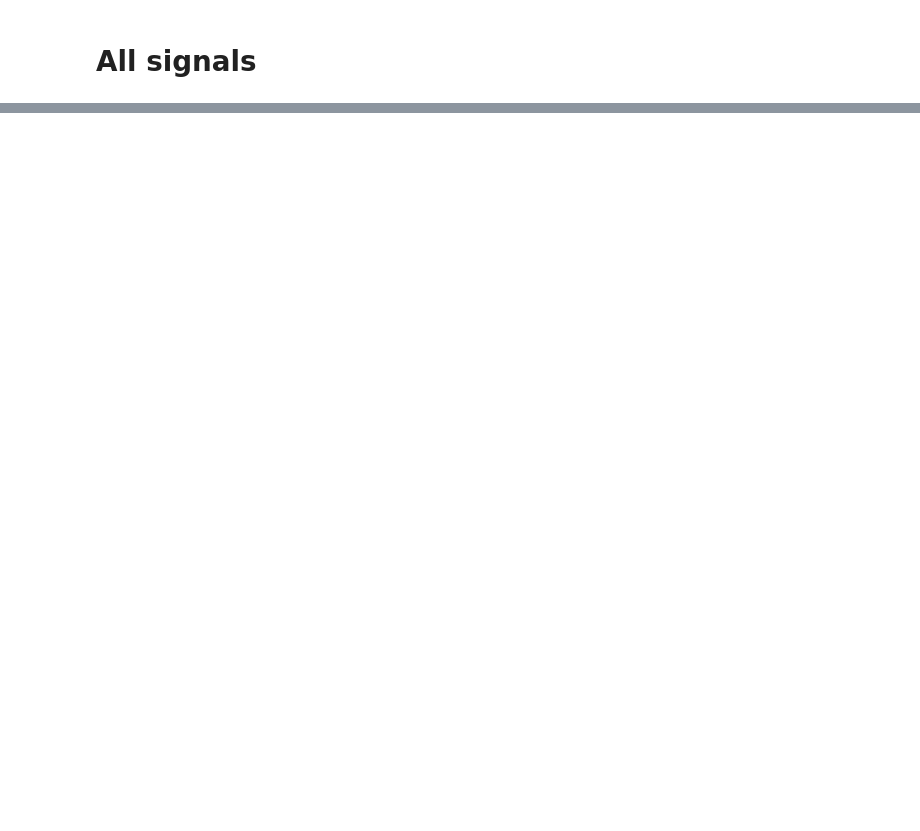
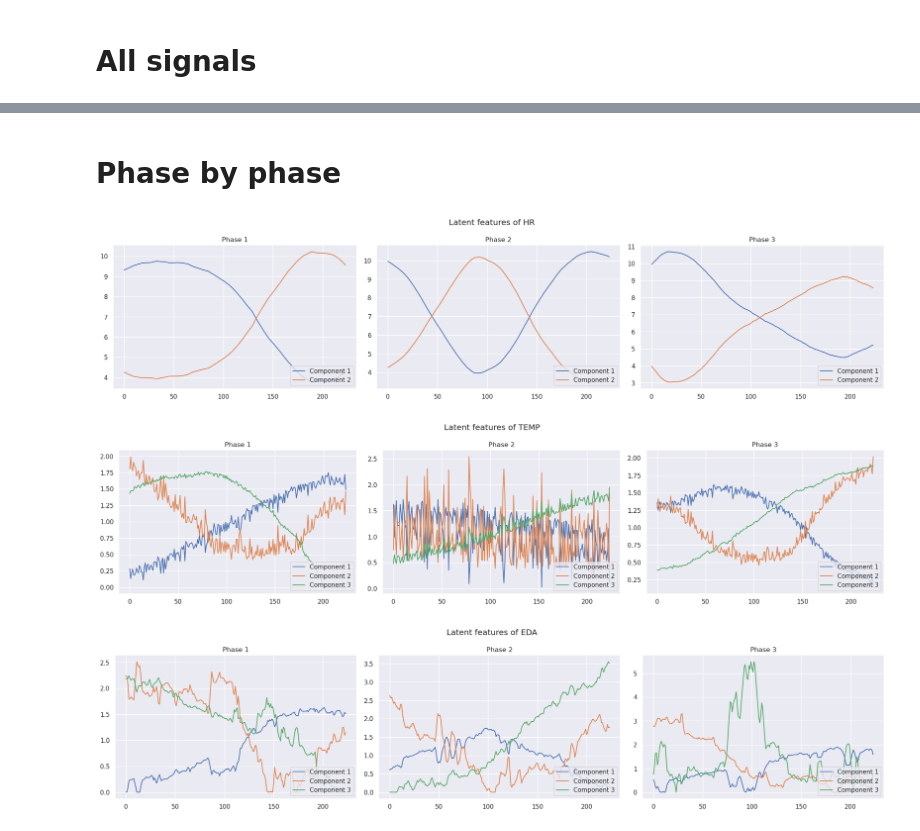
Before and after one commit to tbarcinski/02582-Computational-Data-Analysis, a Jupyter notebook: Case2/NMF.ipynb, the cells around one changed output, grey strips where cells are left out. Cells and saved outputs as stored; diff of their text form; code cells hidden in the pictures; blank space fills up the shorter version.

```diff
--- a/Case2/NMF.ipynb
+++ b/Case2/NMF.ipynb
@@ -412,0 +479,27 @@ plot_reconstruction(X, W, H, "BVP", scaler)
+# %% [markdown]
+# Phase by phase
+# %%
+
+def phase_by_phase(stat, n_comp):
+    phases = ['phase1', 'phase2', 'phase3']
+
+    fig, axs = plt.subplots(nrows=1, ncols=len(phases))
+    fig.suptitle(f"Latent features of {stat}")
+    fig.set_figwidth(20)
+    for j, phase in enumerate(phases):
+        X, W, H, model = find_weights(stat, n_comp, phase=phase)
+        #plot_reconstruction(X, W, H, stat) #two components really doesn't reconstruct well
+        for i in range(H.shape[0]):
+            axs[j].plot(H[i, :], label=f"Component {i+1}")
+        axs[j].set_title(f"Phase {j+1}")
+        axs[j].legend(loc='lower right')
+    plt.tight_layout()
+    plt.show()
+# %%
+phase_by_phase('HR', 2)
+phase_by_phase("TEMP", 3) #convergence warning, but clearly different
+phase_by_phase("EDA", 3)
+# %% [output]
+[figure, added]
+[figure, added]
+[figure, added]
```
Also changed, not shown: parts of 10 cells of this notebook.
